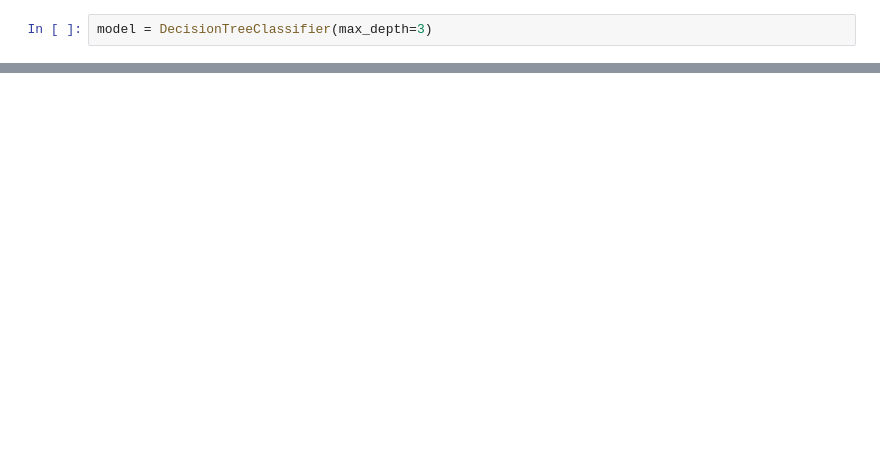
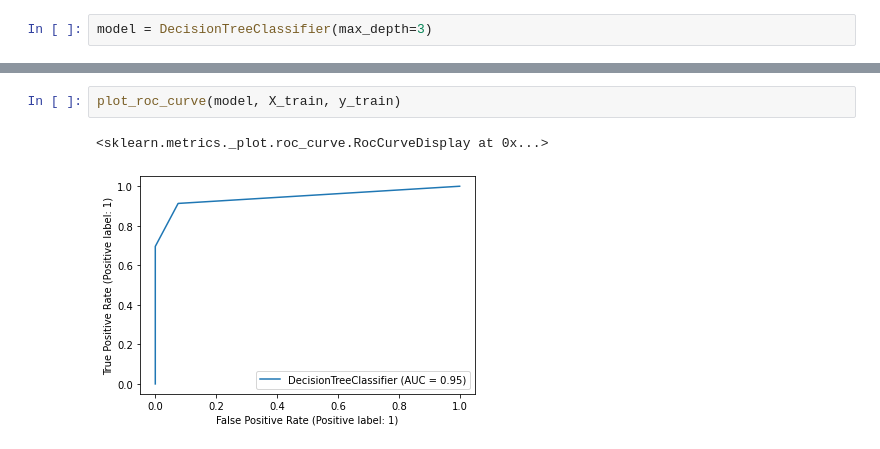
Before and after one commit to jcmachicao/curso_intro_nn, a Jupyter notebook: arbol_decisiones_simple.ipynb, the cells around one changed output, grey strips where cells are left out. Cells and saved outputs as stored; diff of their text form; blank space fills up the shorter version.

```diff
--- a/arbol_decisiones_simple.ipynb
+++ b/arbol_decisiones_simple.ipynb
@@ -102,0 +122,5 @@ plt.show()
+# %%
+plot_roc_curve(model, X_train, y_train)
+# %% [output]
+<sklearn.metrics._plot.roc_curve.RocCurveDisplay at 0x...>
+[figure, added]
```
Also changed, not shown: parts of 17 cells of this notebook.
